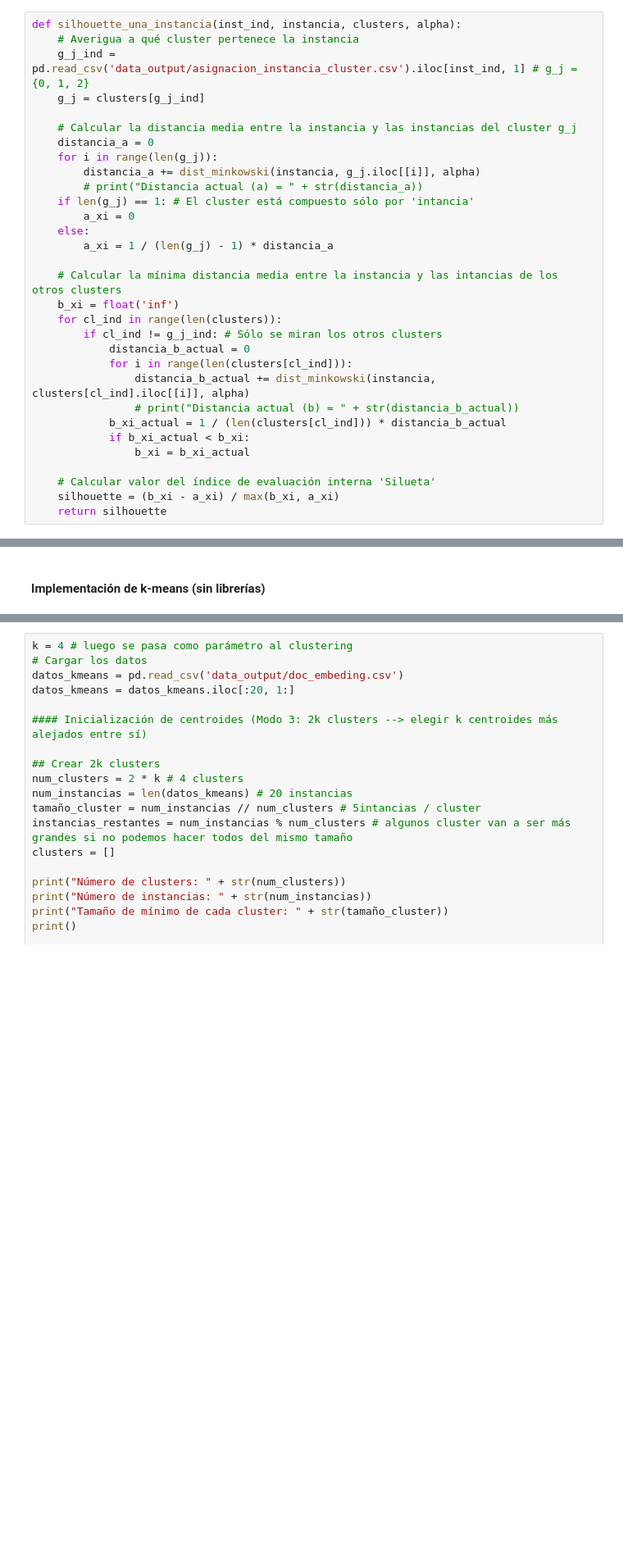
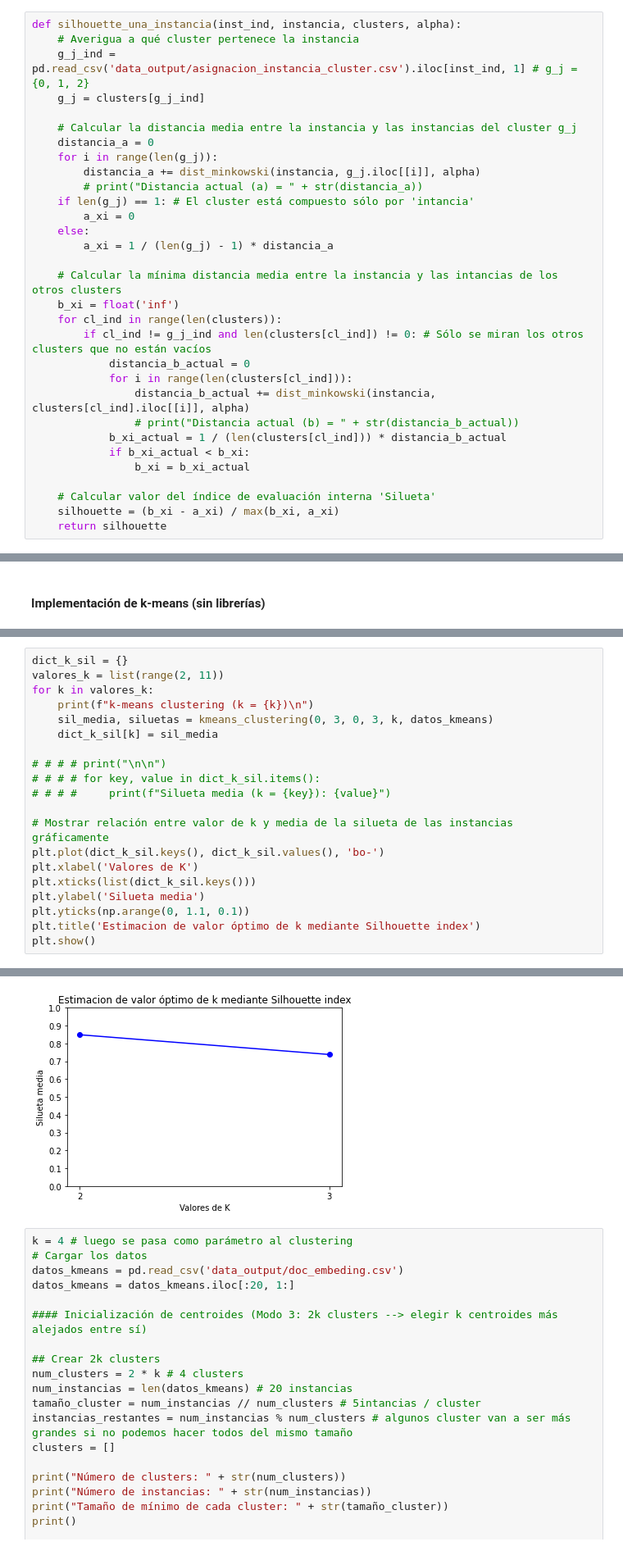
Before and after one commit to PeioLlano/MD-Verbal-Autopsy-Clustering, a Jupyter notebook: ClusteringVerbalAutopsy.ipynb, the cells around one changed output, grey strips where cells are left out. Shown at 82% size. Drawn from its saved outputs; the diff is of its cells as text; blank space fills up the shorter version.

```diff
--- a/ClusteringVerbalAutopsy.ipynb
+++ b/ClusteringVerbalAutopsy.ipynb
@@ -1005,7 +1006,7 @@ def silhouette_una_instancia(inst_ind, instancia, clusters, alpha):
     # Calcular la mínima distancia media entre la instancia y las intancias de los otros clusters
     b_xi = float('inf')
     for cl_ind in range(len(clusters)):
-        if cl_ind != g_j_ind: # Sólo se miran los otros clusters
+        if cl_ind != g_j_ind and len(clusters[cl_ind]) != 0: # Sólo se miran los otros clusters que no están vacíos
             distancia_b_actual = 0
             for i in range(len(clusters[cl_ind])):
                 distancia_b_actual += dist_minkowski(instancia, clusters[cl_ind].iloc[[i]], alpha)
@@ -1166,0 +1168,21 @@ Silueta media = 0.737984529409457
+# %%
+dict_k_sil = {}
+valores_k = list(range(2, 11))
+for k in valores_k:
+    print(f"k-means clustering (k = {k})\n")
+    sil_media, siluetas = kmeans_clustering(0, 3, 0, 3, k, datos_kmeans)
+    dict_k_sil[k] = sil_media
+
+# # # # print("\n\n")
+# # # # for key, value in dict_k_sil.items():
+# # # #     print(f"Silueta media (k = {key}): {value}")
+
+# Mostrar relación entre valor de k y media de la silueta de las instancias gráficamente
+plt.plot(dict_k_sil.keys(), dict_k_sil.values(), 'bo-')
+plt.xlabel('Valores de K')
+plt.xticks(list(dict_k_sil.keys()))
+plt.ylabel('Silueta media')
+plt.yticks(np.arange(0, 1.1, 0.1))
+plt.title('Estimacion de valor óptimo de k mediante Silhouette index')
+plt.show()
+# %% [output]
@@ -1167,3 +1206,4 @@ Silueta media = 0.737984529409457
+[figure, added]
 # %%
 k = 4 # luego se pasa como parámetro al clustering
 # Cargar los datos
```
Also changed, not shown: parts of 11 cells of this notebook, 11 other files.
